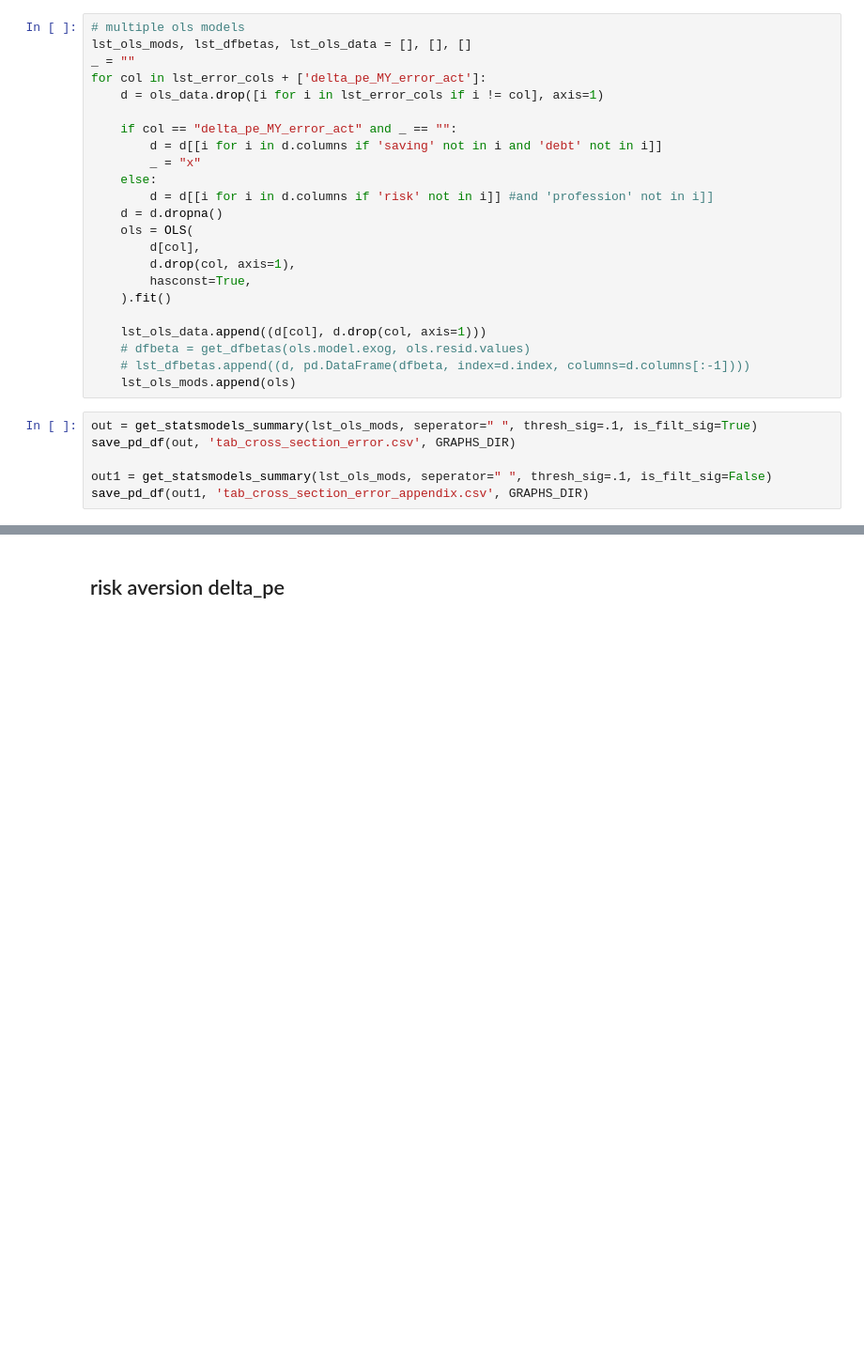
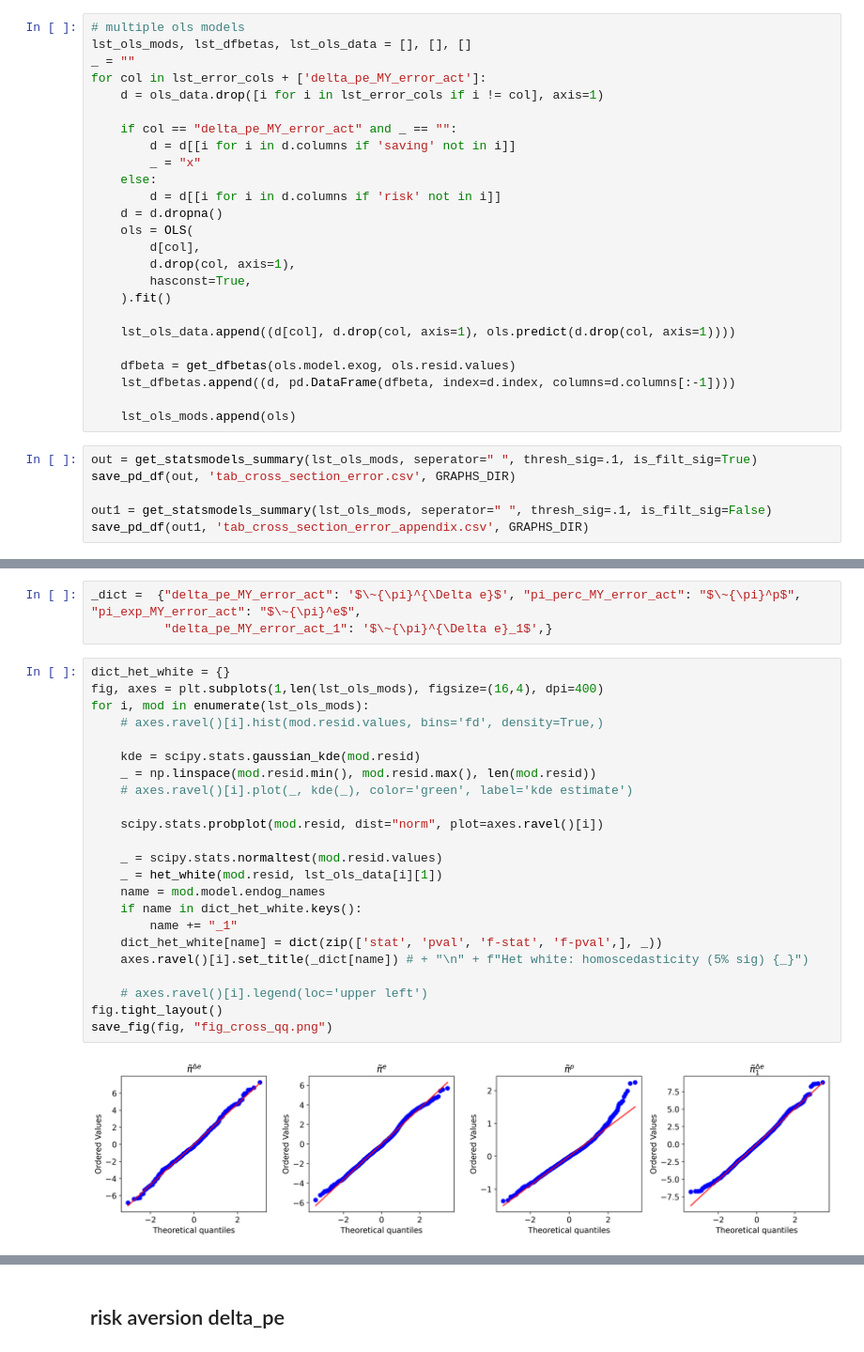
Before and after one commit to lukasgrahl/memoire2, a Jupyter notebook: notebooks/03-analysis_cross.ipynb, the cells around one changed output, grey strips where cells are left out. Shown at 94% size. Saved outputs shown, nothing was run; the diff lists cells and outputs as text; blank space fills up the shorter version.

```diff
--- a/notebooks/03-analysis_cross.ipynb
+++ b/notebooks/03-analysis_cross.ipynb
@@ -98,10 +96,10 @@ for col in lst_error_cols + ['delta_pe_MY_error_act']:
     d = ols_data.drop([i for i in lst_error_cols if i != col], axis=1)
 
     if col == "delta_pe_MY_error_act" and _ == "":
-        d = d[[i for i in d.columns if 'saving' not in i and 'debt' not in i]]
+        d = d[[i for i in d.columns if 'saving' not in i]]
         _ = "x"
     else:
-        d = d[[i for i in d.columns if 'risk' not in i]] #and 'profession' not in i]]
+        d = d[[i for i in d.columns if 'risk' not in i]]
     d = d.dropna()
     ols = OLS(
         d[col],
@@ -109,9 +107,11 @@ for col in lst_error_cols + ['delta_pe_MY_error_act']:
         hasconst=True,
     ).fit()
 
-    lst_ols_data.append((d[col], d.drop(col, axis=1)))
-    # dfbeta = get_dfbetas(ols.model.exog, ols.resid.values)
-    # lst_dfbetas.append((d, pd.DataFrame(dfbeta, index=d.index, columns=d.columns[:-1])))
+    lst_ols_data.append((d[col], d.drop(col, axis=1), ols.predict(d.drop(col, axis=1))))
+
+    dfbeta = get_dfbetas(ols.model.exog, ols.resid.values)
+    lst_dfbetas.append((d, pd.DataFrame(dfbeta, index=d.index, columns=d.columns[:-1])))
+
     lst_ols_mods.append(ols)
 # %%
 out = get_statsmodels_summary(lst_ols_mods, seperator=" ", thresh_sig=.1, is_filt_sig=True)
@@ -141,0 +124,28 @@ out
+# %%
+_dict =  {"delta_pe_MY_error_act": '$\~{\pi}^{\Delta e}$', "pi_perc_MY_error_act": "$\~{\pi}^p$", "pi_exp_MY_error_act": "$\~{\pi}^e$",
+          "delta_pe_MY_error_act_1": '$\~{\pi}^{\Delta e}_1$',}
+# %%
+dict_het_white = {}
+fig, axes = plt.subplots(1,len(lst_ols_mods), figsize=(16,4), dpi=400)
+for i, mod in enumerate(lst_ols_mods):
+    # axes.ravel()[i].hist(mod.resid.values, bins='fd', density=True,)
+
+    kde = scipy.stats.gaussian_kde(mod.resid)
+    _ = np.linspace(mod.resid.min(), mod.resid.max(), len(mod.resid))
+    # axes.ravel()[i].plot(_, kde(_), color='green', label='kde estimate')
+
+    scipy.stats.probplot(mod.resid, dist="norm", plot=axes.ravel()[i])
+
+    _ = scipy.stats.normaltest(mod.resid.values)
+    _ = het_white(mod.resid, lst_ols_data[i][1])
+    name = mod.model.endog_names
+    if name in dict_het_white.keys():
+        name += "_1"
+    dict_het_white[name] = dict(zip(['stat', 'pval', 'f-stat', 'f-pval',], _))
+    axes.ravel()[i].set_title(_dict[name]) # + "\n" + f"Het white: homoscedasticity (5% sig) {_}")
+
+    # axes.ravel()[i].legend(loc='upper left')
+fig.tight_layout()
+save_fig(fig, "fig_cross_qq.png")
+# %% [output]
+[figure, added]
```
Also changed, not shown: parts of 7 cells of this notebook, 34 other files.
